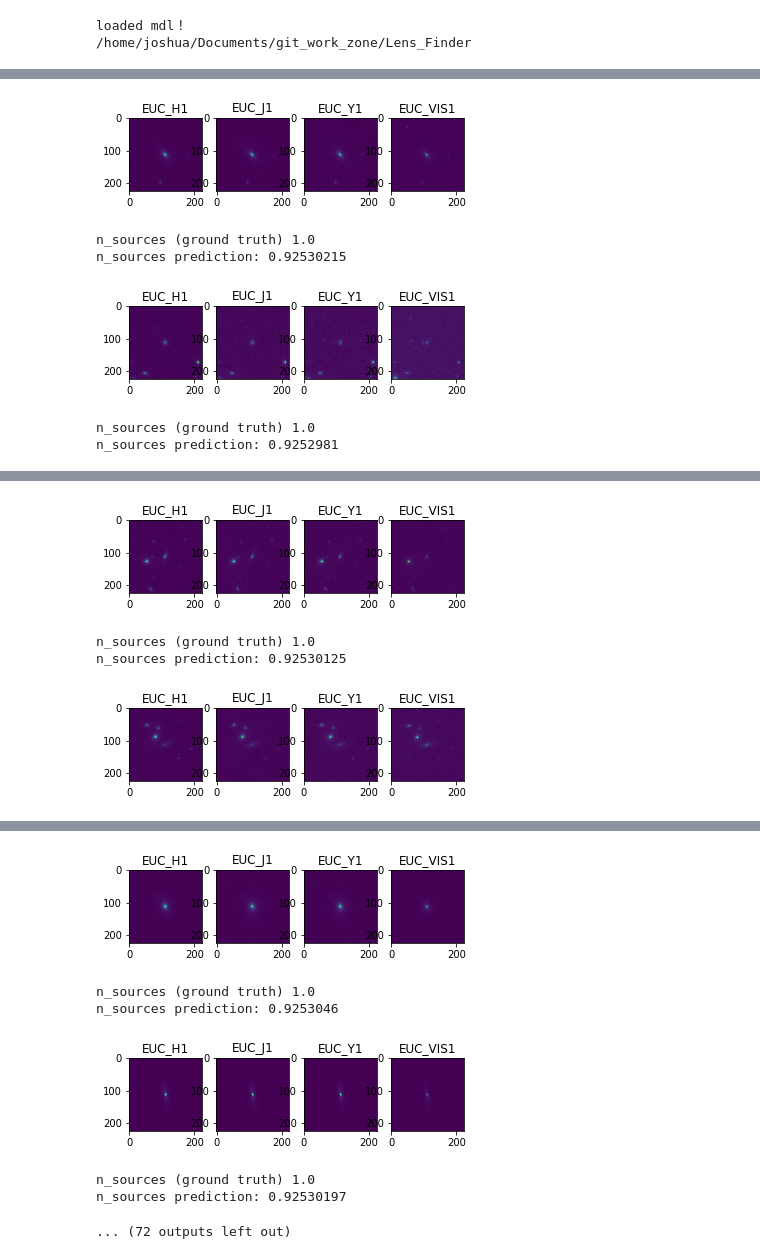
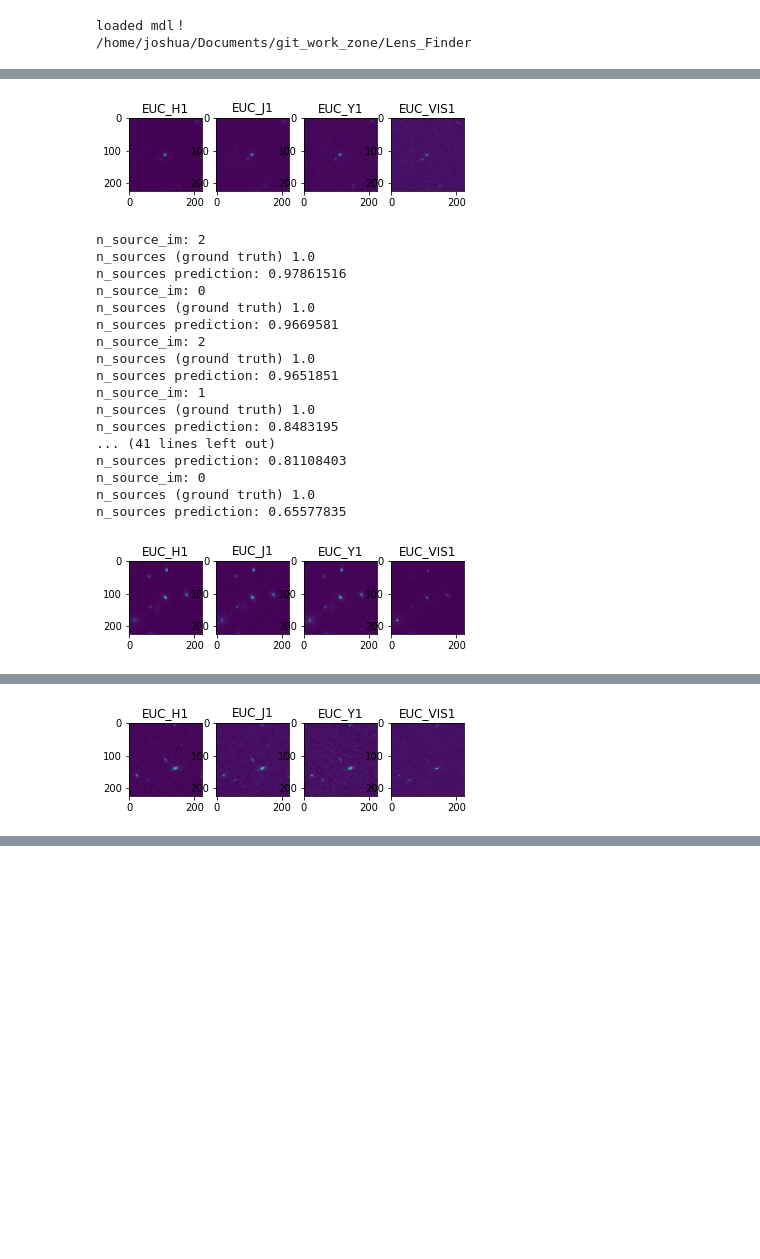
Before and after one commit to joshualin24/Lens_Finder, a Jupyter notebook: Visualizing_results.ipynb, the cells around one changed output, grey strips where cells are left out. Drawn from its saved outputs; the diff is of its cells as text; code cells hidden in the pictures; blank space fills up the shorter version.

```diff
--- a/Visualizing_results.ipynb
+++ b/Visualizing_results.ipynb
@@ -29,8 +29,7 @@ from astropy.table import Table
 
 
 root_folder = "/media/joshua/HDD_fun2/Public/"
-loaded_model_path = './saved_model/2019-12-18n_sources_resnet18.mdl'
-
+loaded_model_path = './saved_model/2019-12-19n_sources_resnet18.mdl'
 
 # EHT_test_path = root_folder + test_folder
 # files = os.listdir(EHT_test_path)
@@ -80,6 +79,8 @@ class LensDataset(Dataset): # torch.utils.data.Dataset
         #print(self.df['ID'])
         ID = self.df['ID'].iloc[[index]]
         n_sources = self.df['n_sources'].iloc[[index]]
+        n_source_im = self.df['n_source_im'].iloc[[index]]
+        print("n_source_im:", n_source_im.values[0])
         channel_names = ['EUC_H', 'EUC_J', 'EUC_Y', 'EUC_VIS']
         # filepath = "/media/joshua/HDD_fun2/Public/EUC_Y/imageEUC_Y-" + str(ID.values[0]) + ".fits"
         # lens_data = fits.open(filepath)
@@ -87,19 +88,21 @@ class LensDataset(Dataset): # torch.utils.data.Dataset
         image = np.zeros((4, 224, 224))
         try:
             for i, channel in enumerate(channel_names):
+
                 filepath = self.path + channel + "/image" + channel + "-" + str(ID.values[0]) + ".fits"
                 lens_data = fits.open(filepath)
                 img = lens_data[0].data
+                img *= 10e8
                 img_channel_0 = scipy.ndimage.zoom(img, 224/img.shape[0], order=1)
                 image[i, :, :] += img_channel_0
-            #pass
         except:
             print("error", ID)
             pass
-        #     plt.subplot(1, 4, i+ 1)
-        #     plt.imshow(image[i, :, :])
-        #     plt.title(channel + str(n_sources.values[0]))
-        # plt.show()
+
+
+
+        # if self.transform is not None:
+        #     image = self.transform(image)
 
         return image, ID.values[0], n_sources.values[0]
 
@@ -121,18 +124,6 @@ for batch_idx, (data, ID, n_sources) in enumerate(test_loader):
     data, target = data, target.unsqueeze(1)
 
     #print("n_source", n_sources)
-    image = np.zeros((4, 224, 224))
-    channel_names = ['EUC_H', 'EUC_J', 'EUC_Y', 'EUC_VIS']
-    for i, channel in enumerate(channel_names):
-        filepath = root_folder + channel + "/image" + channel + "-" + str(ID.numpy()[0]) + ".fits"
-        lens_data = fits.open(filepath)
-        img = lens_data[0].data
-        img_channel_0 = scipy.ndimage.zoom(img, 224/img.shape[0], order=1)
-        image[i, :, :] += img_channel_0
-        plt.subplot(1, 4, i+ 1)
-        plt.imshow(image[i, :, :])
-        plt.title(channel + str(n_sources.numpy()[0]))
-    plt.show()
 
 
 
@@ -144,9 +135,23 @@ for batch_idx, (data, ID, n_sources) in enumerate(test_loader):
     output = F.sigmoid(output)
 
     print("n_sources prediction:", output.data.cpu().numpy()[0][0])
+    if output.data.cpu().numpy()[0][0] < 0.7:
+        image = np.zeros((4, 224, 224))
+        channel_names = ['EUC_H', 'EUC_J', 'EUC_Y', 'EUC_VIS']
+        for i, channel in enumerate(channel_names):
+            filepath = root_folder + channel + "/image" + channel + "-" + str(ID.numpy()[0]) + ".fits"
+            lens_data = fits.open(filepath)
+            img = lens_data[0].data
+            img_channel_0 = scipy.ndimage.zoom(img, 224/img.shape[0], order=1)
+            image[i, :, :] += img_channel_0
+            plt.subplot(1, 4, i+ 1)
+            plt.imshow(image[i, :, :])
+            plt.title(channel + str(n_sources.numpy()[0]))
+        plt.show()
+
     #print("flux tpye (prediction):", pred_flux_type)
 
 
-    if batch_idx > 40:
+    if batch_idx > 80:
         break
 # %% [output]
@@ -153,6 +175,19 @@ for batch_idx, (data, ID, n_sources) in enumerate(test_loader):
 [figure]
-n_sources (ground truth) 1.0
-n_sources prediction: 0.92530215
+n_source_im: 2
+n_sources (ground truth) 1.0
+n_sources prediction: 0.97861516
+n_source_im: 0
+n_sources (ground truth) 1.0
+n_sources prediction: 0.9669581
+n_source_im: 2
+n_sources (ground truth) 1.0
+n_sources prediction: 0.9651851
+n_source_im: 1
+n_sources (ground truth) 1.0
+n_sources prediction: 0.8483195
+... (41 lines left out)
+n_sources prediction: 0.81108403
+n_source_im: 0
+n_sources (ground truth) 1.0
+n_sources prediction: 0.65577835
-[figure, old version]
+[figure, new version]
-n_sources (ground truth) 1.0
-n_sources prediction: 0.9252981
@@ -159,4 +211 @@ n_sources prediction: 0.9252981
-[figure, old version]
+[figure, new version]
-n_sources (ground truth) 1.0
-n_sources prediction: 0.92530125
-[figure, removed]
@@ -165,7 +228,0 @@ n_sources prediction: 0.92530054
-[figure, removed]
-n_sources (ground truth) 1.0
-n_sources prediction: 0.9253046
-[figure, removed]
-n_sources (ground truth) 1.0
-n_sources prediction: 0.92530197
-... (72 outputs left out)
```
Also changed, not shown: parts of 1 cell of this notebook, 1 other file.
